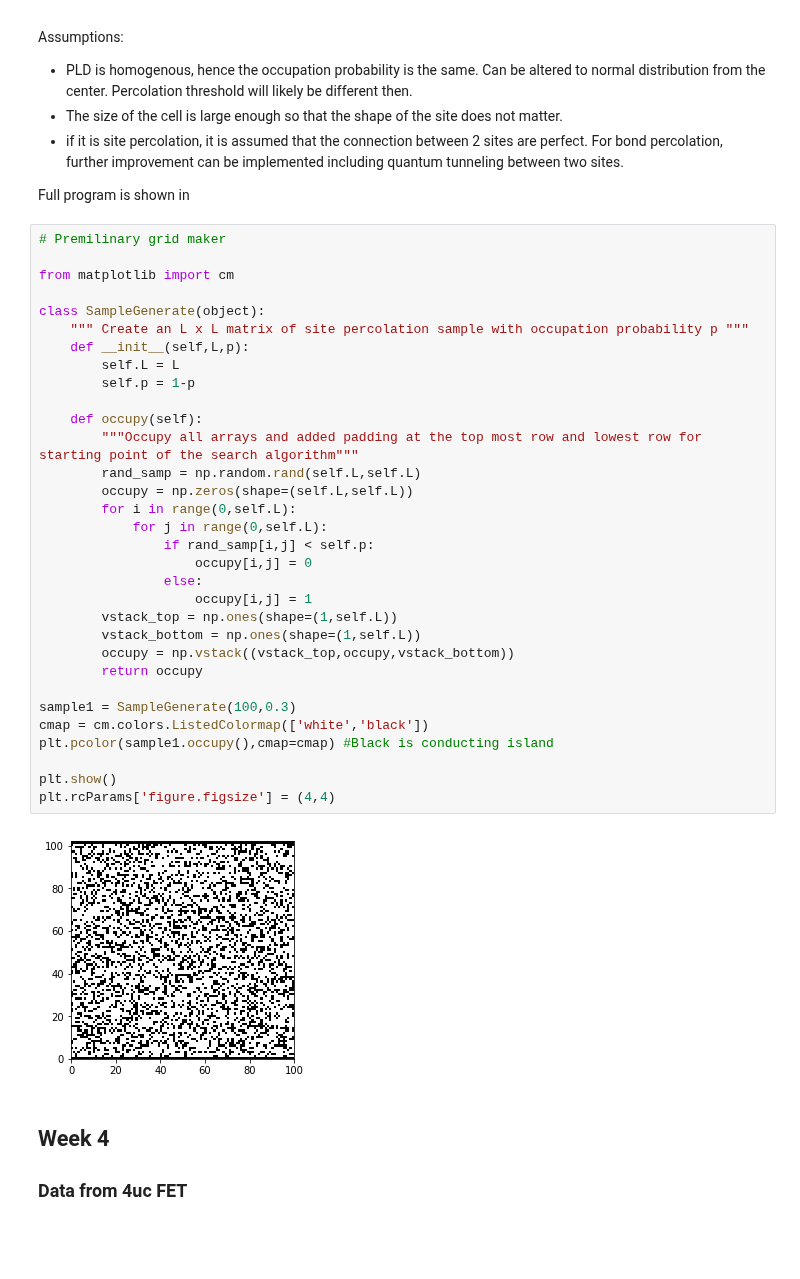
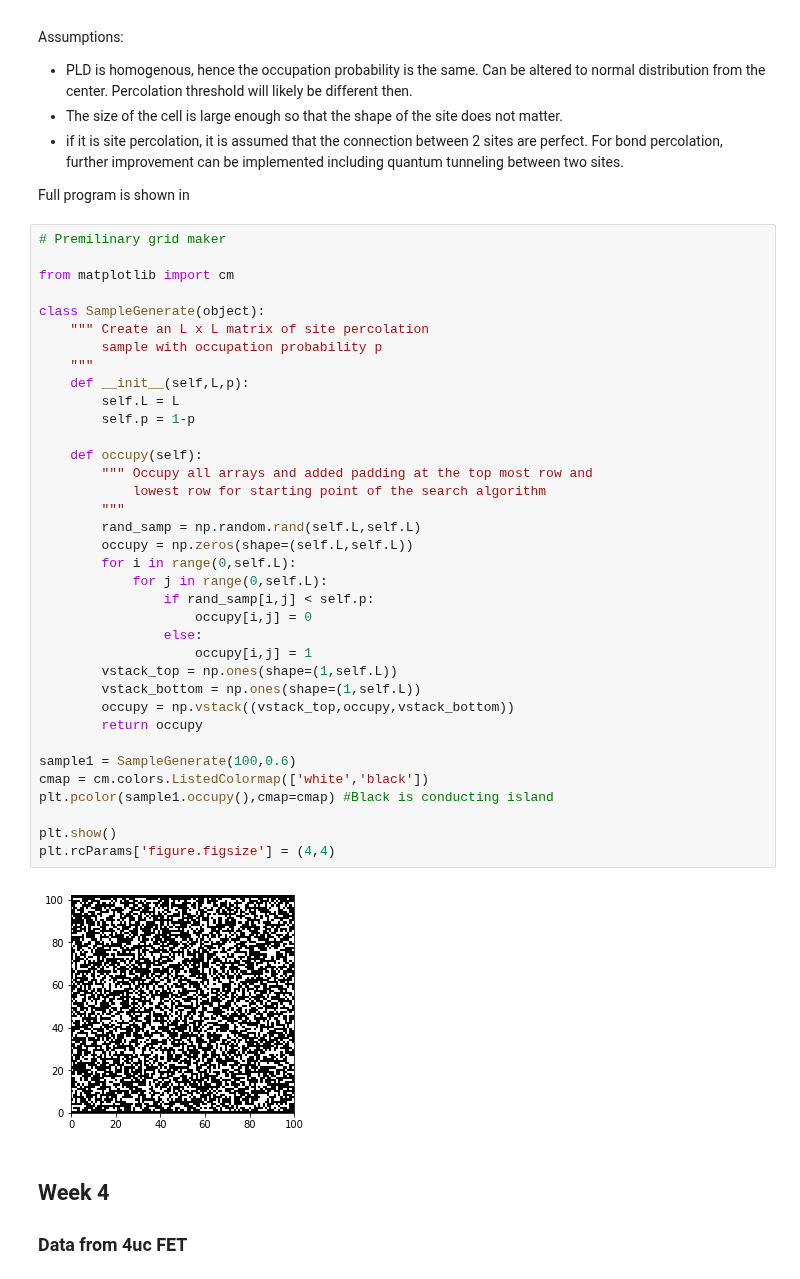
Before and after one commit to prabowobagas/Jupyter-Notebook-Thesis, a Jupyter notebook: Weekly Journal.ipynb, the cells around one changed output. Cells and saved outputs as stored; diff of their text form; blank space fills up the shorter version.

```diff
--- a/Weekly Journal.ipynb
+++ b/Weekly Journal.ipynb
@@ -226,37 +227,41 @@ Full program is shown in
 # %%
 # Premilinary grid maker
 
 from matplotlib import cm
 
 class SampleGenerate(object):
-    """ Create an L x L matrix of site percolation sample with occupation probability p """
+    """ Create an L x L matrix of site percolation
+        sample with occupation probability p
+    """
     def __init__(self,L,p):
         self.L = L
         self.p = 1-p
 
     def occupy(self):
-        """Occupy all arrays and added padding at the top most row and lowest row for starting point of the search algorithm"""
+        """ Occupy all arrays and added padding at the top most row and
+            lowest row for starting point of the search algorithm
+        """
         rand_samp = np.random.rand(self.L,self.L)
         occupy = np.zeros(shape=(self.L,self.L))
         for i in range(0,self.L):
             for j in range(0,self.L):
                 if rand_samp[i,j] < self.p:
                     occupy[i,j] = 0
                 else:
                     occupy[i,j] = 1
         vstack_top = np.ones(shape=(1,self.L))
         vstack_bottom = np.ones(shape=(1,self.L))
         occupy = np.vstack((vstack_top,occupy,vstack_bottom))
         return occupy
 
-sample1 = SampleGenerate(100,0.3)
+sample1 = SampleGenerate(100,0.6)
 cmap = cm.colors.ListedColormap(['white','black'])
 plt.pcolor(sample1.occupy(),cmap=cmap) #Black is conducting island
 
 plt.show()
 plt.rcParams['figure.figsize'] = (4,4)
 # %% [output]
-[figure, old version]
+[figure, new version]
 # %% [markdown]
 ## Week 4
 ### Data from 4uc FET
```
Also changed, not shown: parts of 5 cells of this notebook, 6 other files.
